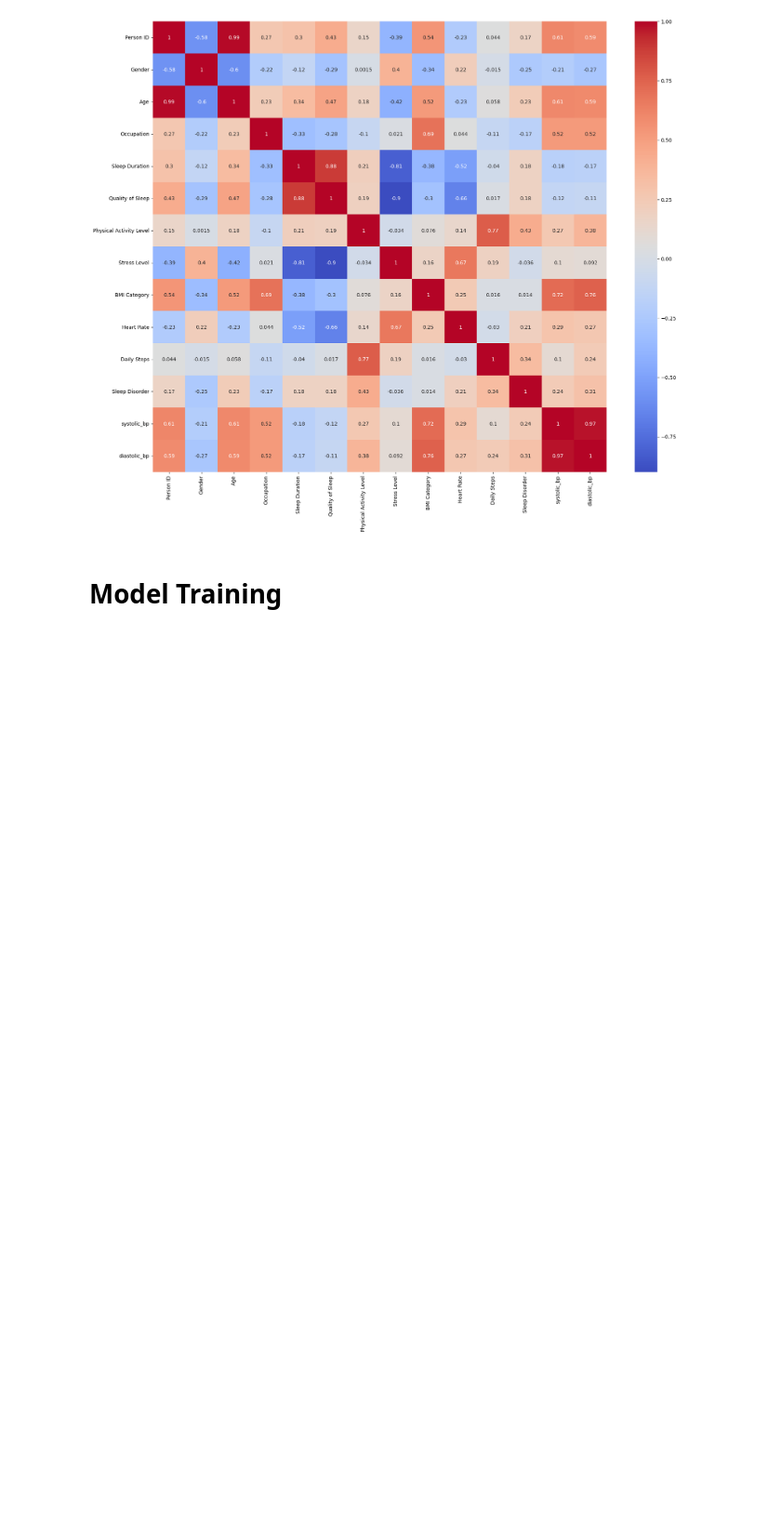
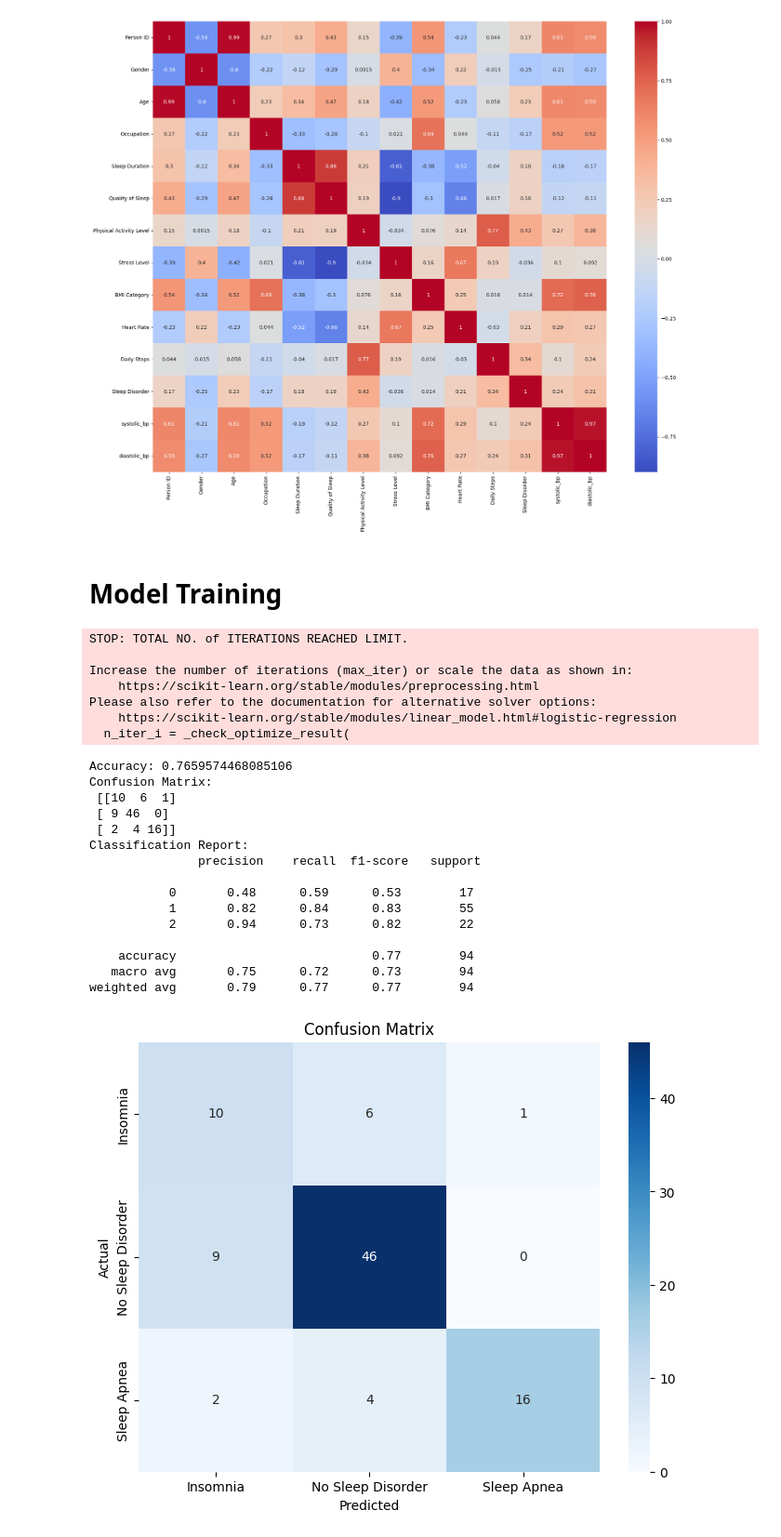
Before and after one commit to sabrinacheung06/Sleep-Disorder-Prediction, a Jupyter notebook: sleep_prediction.ipynb, the cells around one changed output. Shown at 93% size. Cells and saved outputs as stored; diff of their text form; code cells hidden in the pictures; blank space fills up the shorter version.

Commit message:
Model Evaluation

```diff
--- a/sleep_prediction.ipynb
+++ b/sleep_prediction.ipynb
@@ -142,6 +142,20 @@ columns_to_encode = ['Gender', 'Occupation','BMI Category','Sleep Disorder']
 label_encoder = LabelEncoder()
 
 for column in columns_to_encode:
+    # Perform the encoding
+    sleep[column] = label_encoder.fit_transform(sleep[column])
+
+    # Create a dictionary mapping original categories to encoded values
+    encoding_map = dict(zip(label_encoder.classes_, range(len(label_encoder.classes_))))
+
+    print(f"{column} - Original and Encoded values:")
+    for category, encoded_value in encoding_map.items():
+        print(f"{category} -> {encoded_value}")
+
+    print(f"Encoded data: {sleep[column].unique()}")
+    print("\n")
+
+for column in columns_to_encode:
     sleep[column] = label_encoder.fit_transform(sleep[column])
     print(column,"encoded values:", sleep[column].unique())
 # %% [output]
@@ -171,0 +191,48 @@ X_train, X_test, y_train, y_test = train_test_split(sleep.drop('Sleep Disorder',
+# %%
+## Logistic Regression - Anna, Kaitlyn
+from sklearn.linear_model import LogisticRegression
+from sklearn.metrics import accuracy_score, confusion_matrix, classification_report
+
+model = LogisticRegression()
+model.fit(X_train, y_train)
+
+y_pred = model.predict(X_test)
+
+print("Accuracy:", accuracy_score(y_test, y_pred))
+print("Confusion Matrix:\n", confusion_matrix(y_test, y_pred))
+print("Classification Report:\n", classification_report(y_test, y_pred))
+
+# Confusion Matrix
+conf_matrix = confusion_matrix(y_test, y_pred)
+plt.figure(figsize=(8, 6))
+sns.heatmap(conf_matrix, annot=True, cmap='Blues', fmt='g',
+            xticklabels= ["Insomnia", "No Sleep Disorder", "Sleep Apnea"],
+            yticklabels= ["Insomnia", "No Sleep Disorder", "Sleep Apnea"])
+plt.xlabel('Predicted')
+plt.ylabel('Actual')
+plt.title('Confusion Matrix')
+plt.show()
+# %% [output]
+STOP: TOTAL NO. of ITERATIONS REACHED LIMIT.
+
+Increase the number of iterations (max_iter) or scale the data as shown in:
+    https://scikit-learn.org/stable/modules/preprocessing.html
+Please also refer to the documentation for alternative solver options:
+    https://scikit-learn.org/stable/modules/linear_model.html#logistic-regression
+  n_iter_i = _check_optimize_result(
+Accuracy: 0.7659574468085106
+Confusion Matrix:
+ [[10  6  1]
+ [ 9 46  0]
+ [ 2  4 16]]
+Classification Report:
+               precision    recall  f1-score   support
+
+           0       0.48      0.59      0.53        17
+           1       0.82      0.84      0.83        55
+           2       0.94      0.73      0.82        22
+
+    accuracy                           0.77        94
+   macro avg       0.75      0.72      0.73        94
+weighted avg       0.79      0.77      0.77        94
+[figure, added]
```
Also changed, not shown: parts of 11 cells of this notebook.
